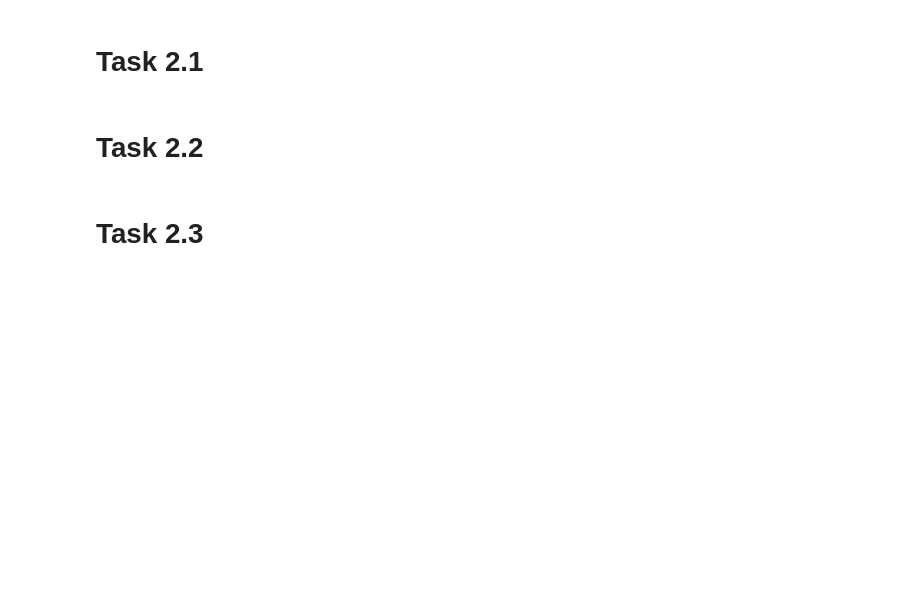
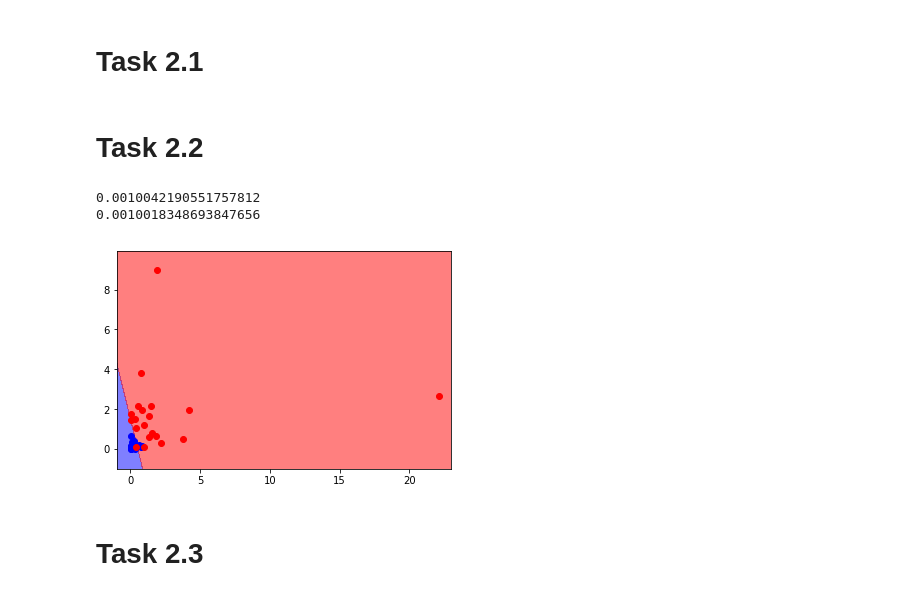
Before and after one commit to JWuzyk/Machine-Learning-Practical-Lab, a Jupyter notebook: Sheet 2.ipynb, the cells around one changed output. Cells and saved outputs as stored; diff of their text form; code cells hidden in the pictures; blank space fills up the shorter version.

```diff
--- a/Sheet 2.ipynb
+++ b/Sheet 2.ipynb
@@ -6,7 +7,11 @@ import matplotlib.pyplot as plt
 # %%
 #defines function used in one step algorithm with function input a vector z
 def SVMfunc(z, x, y, beta, bias):
-    return (b + sum(beta[l]*y[l]*np.dot(z, x[l]) for l in range(len(beta))))
+    return (bias + sum(beta[l]*y[l]*np.dot(z, x[l]) for l in range(len(beta))))
+
+def SVMfunc2(z, x, y, beta, bias):
+    ans=bias+(y*(z@x.T))@beta
+    return(ans)
 # %%
 def OneStep(i,j, x, y, beta, bias, C):
     delta = y[i]*((SVMfunc(x[j], x, y, beta, bias)-y[j]) - (SVMfunc(x[i], x, y, beta, bias) - y[i]))
@@ -51,6 +56,28 @@ def expTestData(SampleSize, scale1, scale2):
     return(x,y)
 
 x, y = expTestData(20, 0.25, 2)
+# %%
+z=np.array([1,1])
+
+bias=0
+beta=np.ones(40)
+
+start = time.time()
+SVMfunc(z,x,y,beta,bias)
+end = time. time()
+print(end - start)
+
+start = time.time()
+SVMfunc2(z,x,y,beta,bias)
+end=time.time()
+print(end - start)
+
+conplot(x,y,100,10)
+plt.show()
+# %% [output]
+0.0010042190551757812
+0.0010018348693847656
+[figure, added]
 # %% [markdown]
 # Task 2.3
 # %%
```
Also changed, not shown: parts of 19 cells of this notebook, 4 other files.
